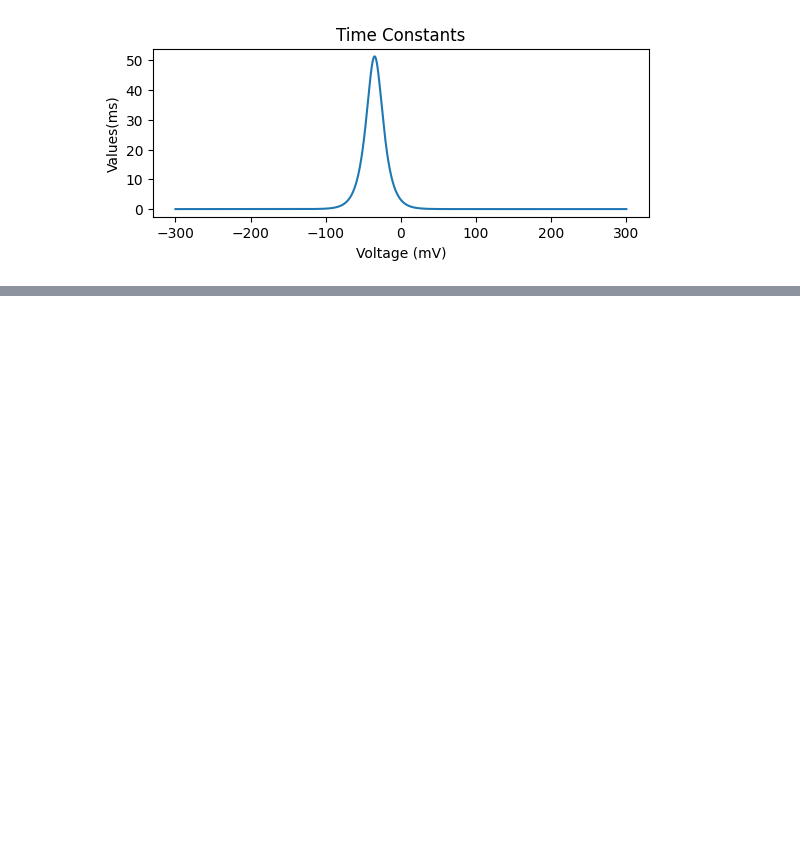
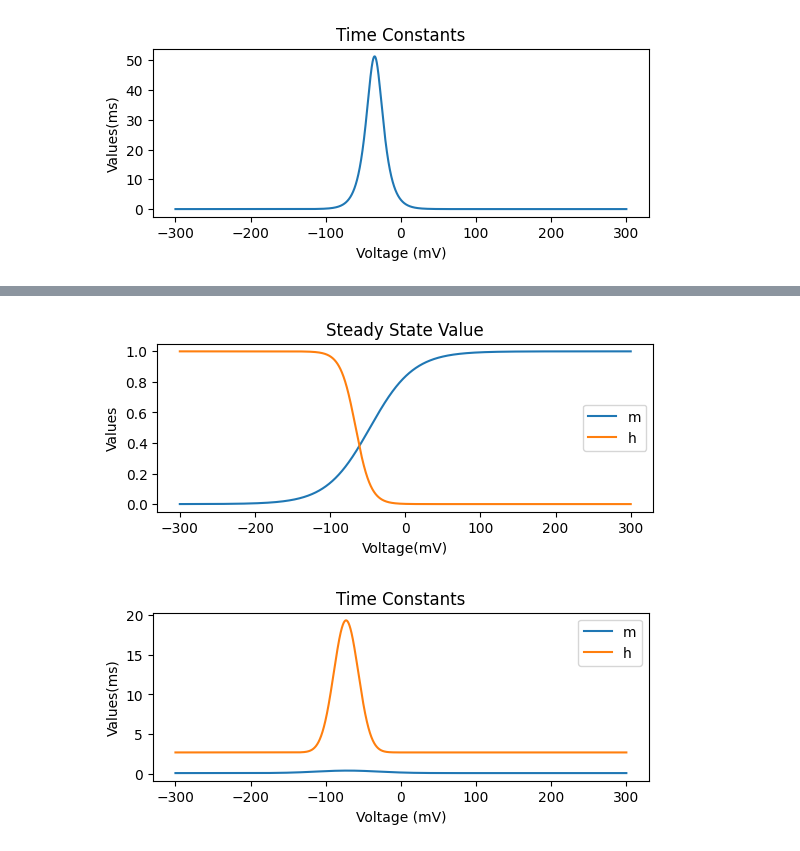
Before and after one commit to MZhexin/Brain-Dynamics-Programming, a Jupyter notebook: Experiment/Ion_Channels.ipynb, the cells around one changed output, grey strips where cells are left out. Saved outputs shown, nothing was run; the diff lists cells and outputs as text; code cells hidden in the pictures; blank space fills up the shorter version.

```diff
--- a/Experiment/Ion_Channels.ipynb
+++ b/Experiment/Ion_Channels.ipynb
@@ -43,0 +100,48 @@ plt.show()
+# %%
+# KT离子通道
+
+# 初始化参数
+g_max_KT = 0.00001                                              # 最大电导（S/cm²）
+T_KT = 34                                                       # 目标温度（℃）
+T_base_KT = 21                                                  # 初始温度（℃）
+Q10_KT = 2.3                                                    # 温度升高10℃的速率比
+qt_KT = Q10_KT ** ((T_KT - T_base_KT) / 10)                     # 温度因子（也称作纠错率 corrected rates）
+mTau_KT = np.zeros(len(v))                                      # 门控变量m的时间常数
+mInf_KT = np.zeros(len(v))                                      # 门控变量m的稳定态
+hTau_KT = np.zeros(len(v))                                      # 门控变量h的时间常数
+hInf_KT = np.zeros(len(v))                                      # 门控变量h的稳定态
+
+# 暂时未弄清这两个参数的作用
+v_shift_KT = 0
+tauF_KT_m = tauF_KT_h = 1.0
+
+# 计算离子通道的门控动力学，即稳定态x∞和时间常数τx
+for i in range(0, len(v)):
+    mInf_KT[i] =  1 / (1 + np.exp(-(v[i] - (-47 + v_shift_KT)) / 29))
+    mTau_KT[i] =  (0.34 + tauF_KT_m * 0.92 * np.exp(-((v[i] + 71 - v_shift_KT) / 59) ** 2)) / qt_KT
+    hInf_KT[i] =  1 / (1 + np.exp(-(v[i] + 66 - v_shift_KT) / -10))
+    hTau_KT[i] =  (8 + tauF_KT_h * 49 * np.exp(-((v[i] + 73 - v_shift_KT) / 23) ** 2)) / qt_KT
+# %%
+# 绘图：KT离子通道
+plt.clf()
+
+# 稳定态和时间常数随膜电位变化的图像（画成一张大图里的两张子图）
+plt.subplot(2, 1, 1)
+plt.plot(v, mInf_KT)
+plt.plot(v, hInf_KT)
+plt.title('Steady State Value')
+plt.xlabel('Voltage(mV)')
+plt.ylabel('Values')
+plt.legend(['m', 'h'])
+plt.show()
+plt.subplot(2, 1, 2)
+plt.plot(v, mTau_KT)
+plt.plot(v, hTau_KT)
+plt.title('Time Constants')
+plt.xlabel('Voltage (mV)')
+plt.ylabel('Values(ms)')
+plt.legend(['m', 'h'])
+plt.show()
+# %% [output]
+[figure, added]
+[figure, added]
```
Also changed, not shown: parts of 8 cells of this notebook.
